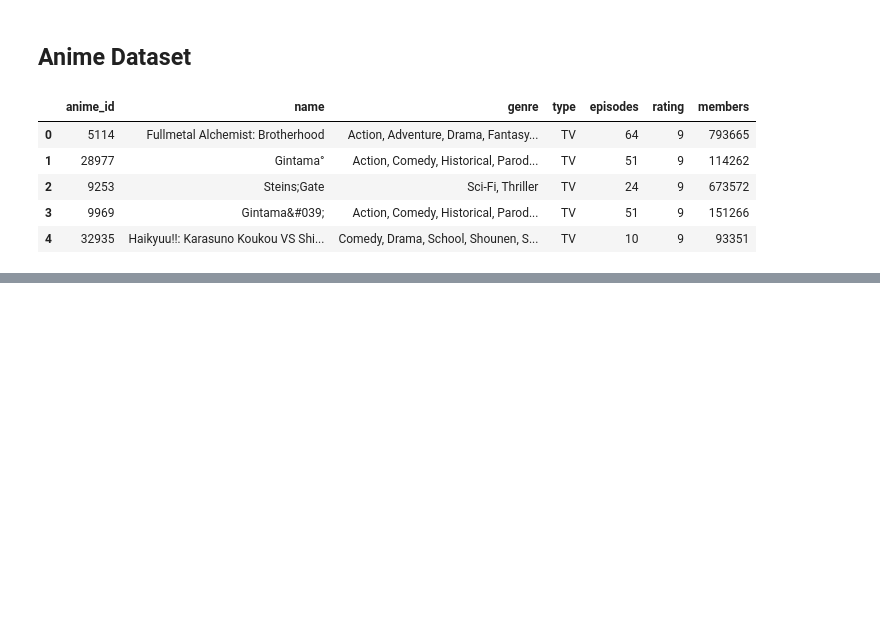
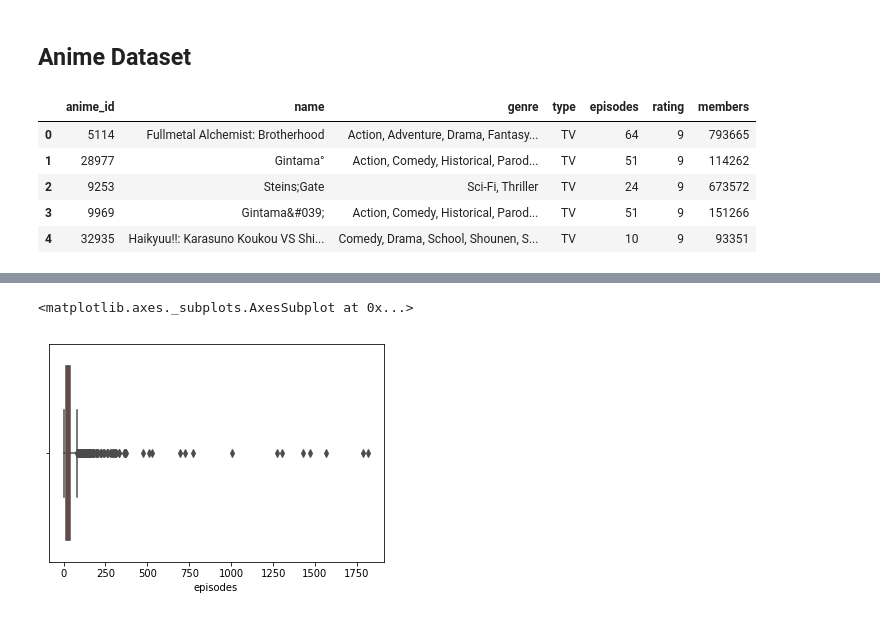
Before and after one commit to Zenoix/Anime-Recommendations, a Jupyter notebook: Exploratory Data Analysis.ipynb, the cells around one changed output, grey strips where cells are left out. Cells and saved outputs as stored; diff of their text form; code cells hidden in the pictures; blank space fills up the shorter version.

```diff
--- a/Exploratory Data Analysis.ipynb
+++ b/Exploratory Data Analysis.ipynb
@@ -40,0 +51,5 @@ plt.show()
+# %%
+sns.boxplot(data=anime_df, x="episodes")
+# %% [output]
+<matplotlib.axes._subplots.AxesSubplot at 0x...>
+[figure, added]
```
Also changed, not shown: parts of 7 cells of this notebook.
